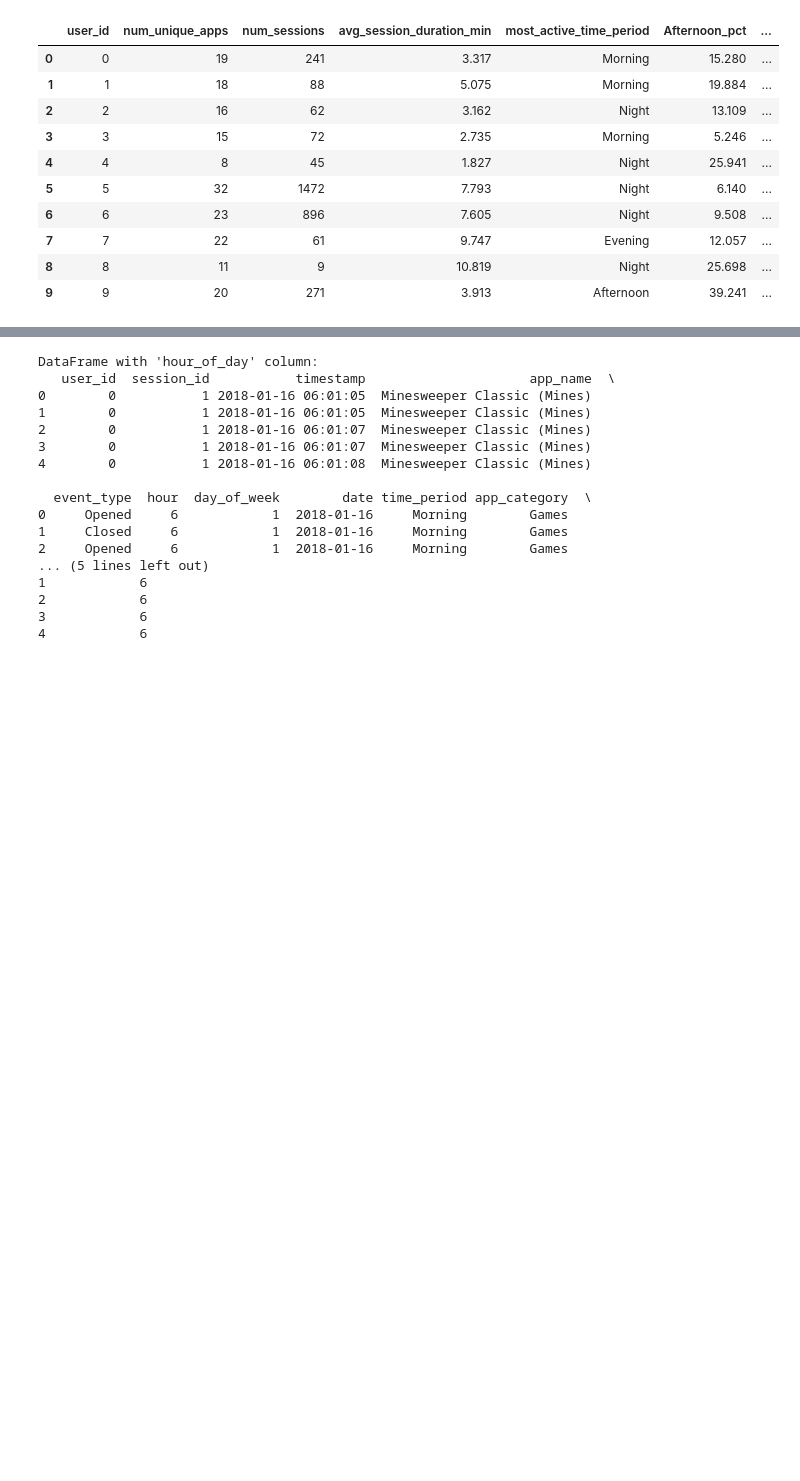
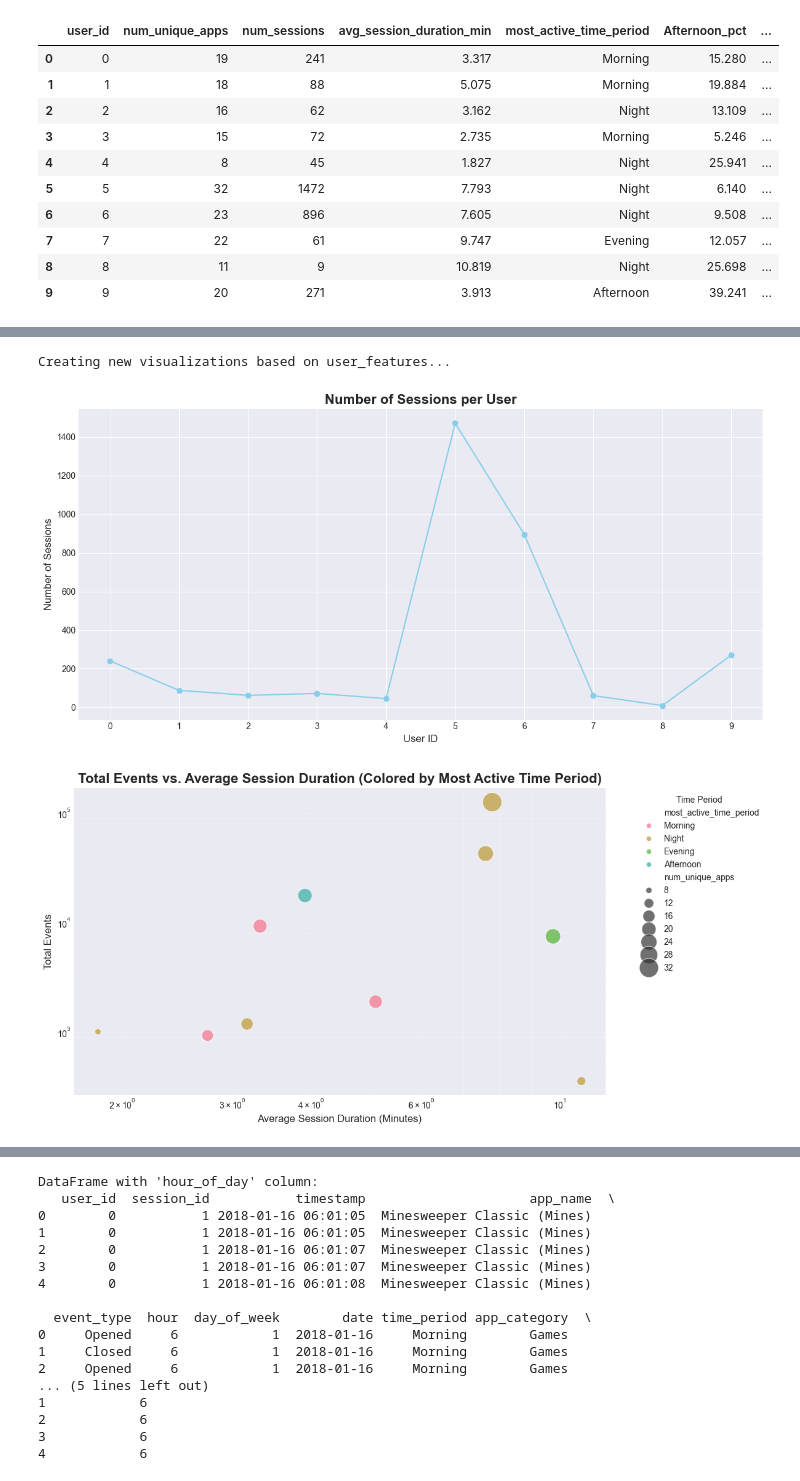
Before and after one commit to RobertBanda/Customer-segmentation, a Jupyter notebook: customer segmentation analysis.ipynb, the cells around one changed output, grey strips where cells are left out. Cells and saved outputs as stored; diff of their text form; code cells hidden in the pictures; blank space fills up the shorter version.

```diff
--- a/customer segmentation analysis.ipynb
+++ b/customer segmentation analysis.ipynb
@@ -541,0 +498,80 @@ Part 2 includes:
+# %%
+
+data_user_features = {
+    'user_id': range(10),
+    'num_unique_apps': [19, 18, 16, 15, 8, 32, 23, 22, 11, 20],
+    'num_sessions': [241, 88, 62, 72, 45, 1472, 896, 61, 9, 271],
+    'avg_session_duration_min': [3.317, 5.075, 3.162, 2.735, 1.827, 7.793, 7.605, 9.747, 10.819, 3.913],
+    'most_active_time_period': ['Morning', 'Morning', 'Night', 'Morning', 'Night', 'Night', 'Night', 'Evening', 'Night', 'Afternoon'],
+    'Afternoon_pct': [15.280, 19.884, 13.109, 5.246, 25.941, 6.140, 9.508, 12.057, 25.698, 39.241],
+    'Evening_pct': [3.849, 18.622, 8.908, 13.276, 26.832, 22.083, 26.503, 46.114, 0.000, 28.879],
+    'Morning_pct': [63.650, 32.457, 18.487, 44.325, 7.129, 32.895, 12.882, 11.858, 3.911, 10.689],
+    'Night_pct': [17.221, 29.037, 59.496, 37.152, 40.099, 38.882, 51.107, 29.971, 70.391, 21.191],
+    'most_used_category': ['Games', 'Other', 'Browser', 'Shopping', 'Browser', 'Social Media', 'Other', 'Browser', 'Other', 'Other'],
+    'Browser_pct': [7.613, 20.516, 31.092, 28.266, 32.079, 2.322, 7.462, 41.416, 7.821, 24.119],
+    'Communication_pct': [2.413, 1.789, 20.420, 7.923, 20.792, 0.977, 6.889, 4.312, 0.559, 7.479],
+    'Entertainment_pct': [0.032, 8.627, 0.840, 2.141, 0.000, 2.649, 1.534, 2.915, 5.028, 2.493],
+    'Games_pct': [83.884, 2.735, 2.017, 6.852, 18.812, 0.438, 2.114, 11.179, 3.352, 1.658],
+    'Other_pct': [2.456, 33.193, 12.941, 14.775, 16.832, 6.317, 52.524, 5.017, 63.687, 47.205],
+    'Productivity_pct': [0.011, 0.000, 0.000, 1.285, 0.000, 1.017, 3.501, 0.426, 3.352, 1.151],
+    'Shopping_pct': [0.107, 0.000, 2.185, 31.263, 0.000, 0.000, 1.263, 0.373, 0.000, 8.754],
+    'Social Media_pct': [1.437, 31.247, 26.387, 0.000, 0.000, 85.557, 23.115, 14.413, 15.642, 0.000],
+    'Utilities_pct': [2.048, 1.894, 4.118, 7.495, 11.485, 0.724, 1.599, 19.949, 0.559, 7.141],
+    'total_events': [9326, 1901, 1190, 934, 1010, 126107, 42765, 7514, 358, 17729],
+    'avg_events_per_session': [38.697, 21.602, 19.194, 12.972, 22.444, 85.671, 47.729, 123.180, 39.778, 65.421],
+    'avg_apps_per_session': [1.880, 2.580, 2.097, 1.500, 1.867, 2.458, 2.645, 3.328, 2.333, 2.077],
+    'usage_std': [901.683, 284.826, 280.060, 141.288, 303.673, 3150.907, 1403.385, 3491.693, 0.000, 1884.182],
+    'active_days': [10, 4, 3, 5, 5, 40, 33, 2, 1, 7],
+    'most_active_hour': [8, 5, 2, 7, 22, 6, 21, 19, 0, 13]
+}
+user_features = pd.DataFrame(data_user_features)
+user_features.set_index('user_id', inplace=True) # Set user_id as index
+
+
+print("Creating new visualizations based on user_features...")
+
+
+# 1. Line Graph: Number of Sessions per User
+
+plt.figure(figsize=(12, 6))
+plt.plot(user_features.index, user_features['num_sessions'], marker='o', linestyle='-', color='skyblue')
+plt.title('Number of Sessions per User', fontsize=16, fontweight='bold')
+plt.xlabel('User ID', fontsize=12)
+plt.ylabel('Number of Sessions', fontsize=12)
+plt.grid(True)
+plt.xticks(user_features.index) # Ensure all user_ids are shown as ticks
+plt.tight_layout()
+plt.show()
+
+
+# 2. Scatter Plot: Total Events vs. Average Session Duration
+
+plt.figure(figsize=(12, 6))
+sns.scatterplot(x='avg_session_duration_min', y='total_events', data=user_features, hue='most_active_time_period', size='num_unique_apps', sizes=(50, 500), alpha=0.7, edgecolor='w')
+plt.title('Total Events vs. Average Session Duration (Colored by Most Active Time Period)', fontsize=16, fontweight='bold')
+plt.xlabel('Average Session Duration (Minutes)', fontsize=12)
+plt.ylabel('Total Events', fontsize=12)
+plt.xscale('log')
+plt.yscale('log')
+plt.grid(True, which="both", ls="-", alpha=0.2)
+plt.legend(title='Time Period', bbox_to_anchor=(1.05, 1), loc='upper left')
+plt.tight_layout()
+plt.show()
+
+
+# 3. Bar Chart: Distribution of Most Used App Categories
+
+plt.figure(figsize=(12, 7))
+category_counts = user_features['most_used_category'].value_counts()
+sns.barplot(x=category_counts.index, y=category_counts.values, palette='viridis')
+plt.title('Distribution of Most Used App Categories', fontsize=16, fontweight='bold')
+plt.xlabel('App Category', fontsize=12)
+plt.ylabel('Number of Users', fontsize=12)
+plt.xticks(rotation=45, ha='right')
+plt.grid(axis='y', alpha=0.3)
+plt.tight_layout()
+plt.show()
+# %% [output]
+Creating new visualizations based on user_features...
+[figure, added]
+[figure, added]
```
Also changed, not shown: parts of 13 cells of this notebook.
